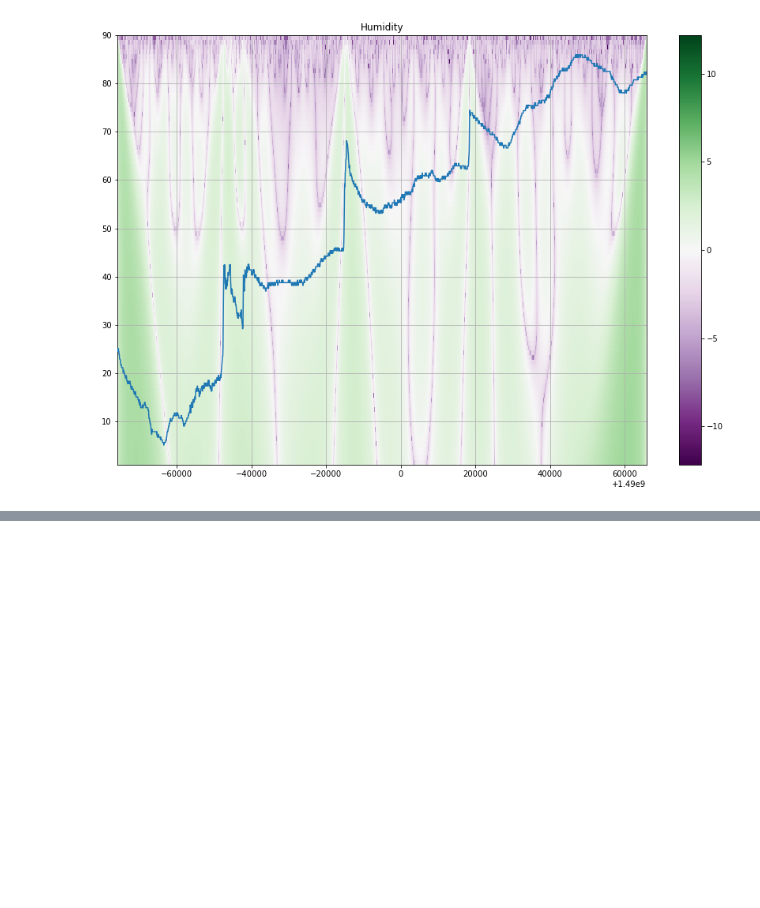
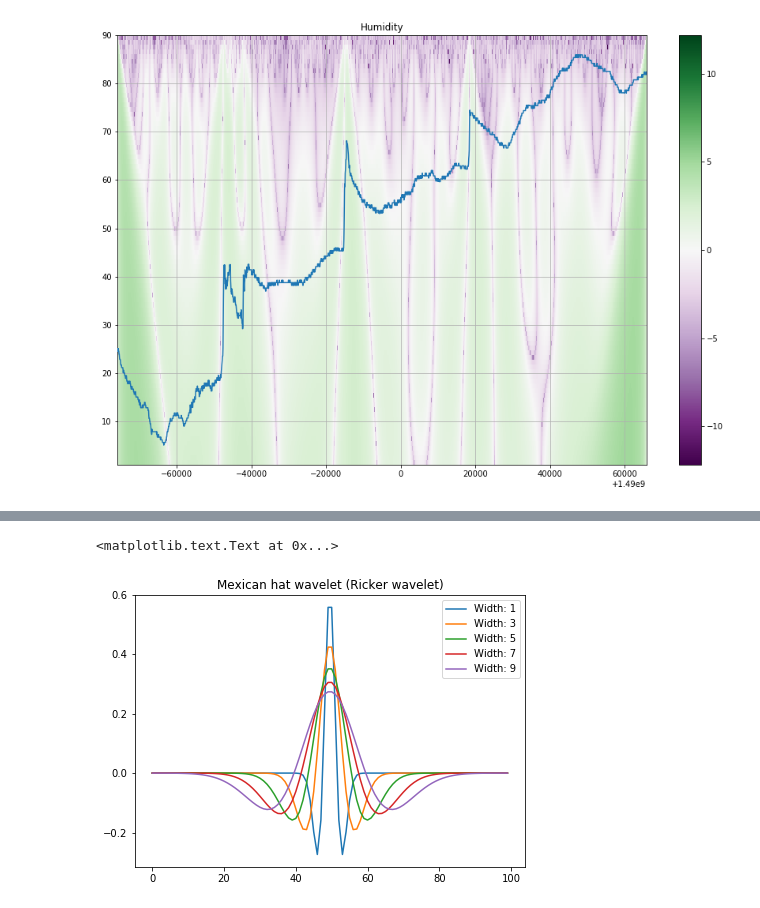
Before and after one commit to msakuta/notebooks, a Jupyter notebook: WaveletTest.ipynb, the cells around one changed output, grey strips where cells are left out. Saved outputs shown, nothing was run; the diff lists cells and outputs as text; code cells hidden in the pictures; blank space fills up the shorter version.

Commit message:
Add a plot of Mexican hat wavelets

```diff
--- a/WaveletTest.ipynb
+++ b/WaveletTest.ipynb
@@ -78,3 +75,0 @@ What the heck is going on with kernel function?
-# %%
-r1 = signal.ricker(50, widths[5])
-plt.plot(r1)
@@ -83,0 +87,12 @@ plt.plot(r1)
+# %%
+r = []
+fig, axs = plt.subplots(1,1,figsize=(7,5))
+for i in range(1,10,2):
+    r1 = signal.ricker(100, widths[i])
+    axs.plot(r1)
+    r.append('Width: ' + str(i))
+axs.legend(r)
+axs.set_title('Mexican hat wavelet (Ricker wavelet)')
+# %% [output]
+<matplotlib.text.Text at 0x...>
+[figure, added]
```
Also changed, not shown: parts of 3 cells of this notebook.
